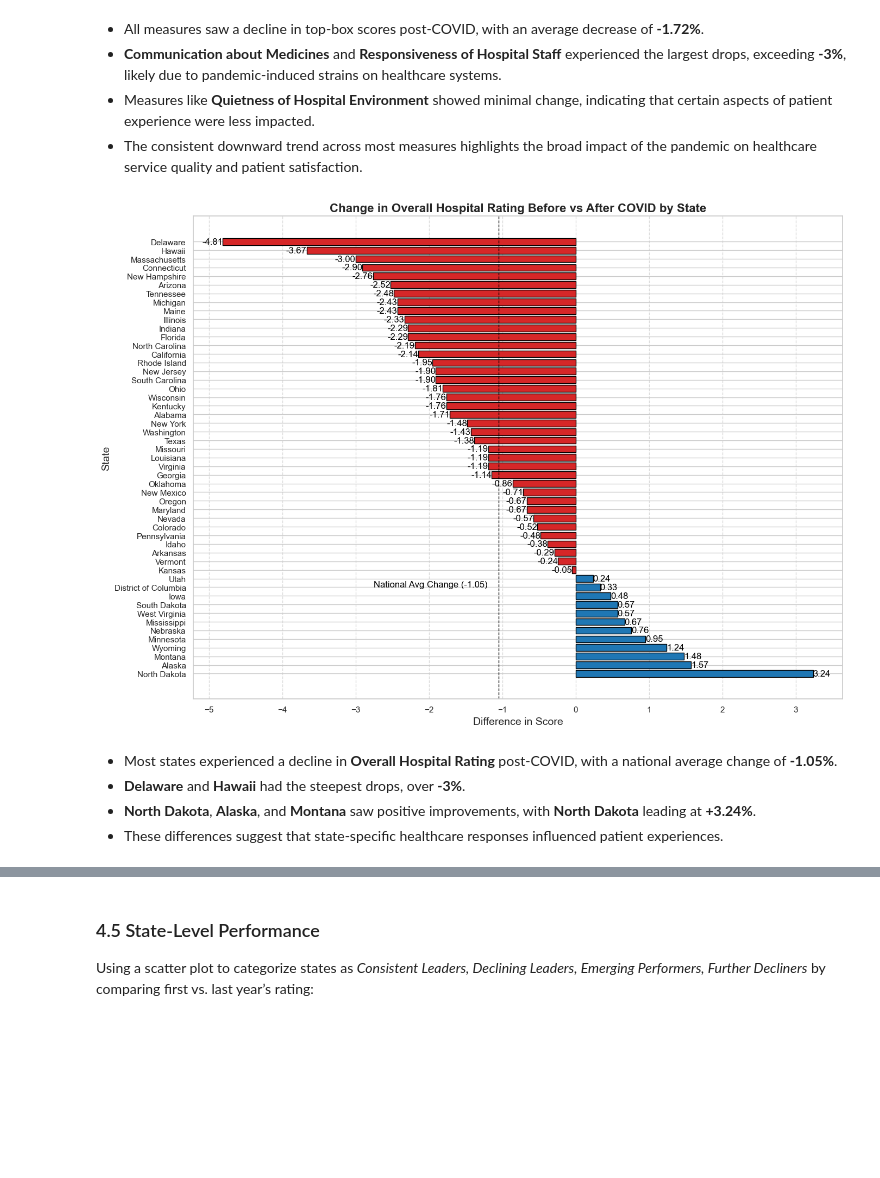
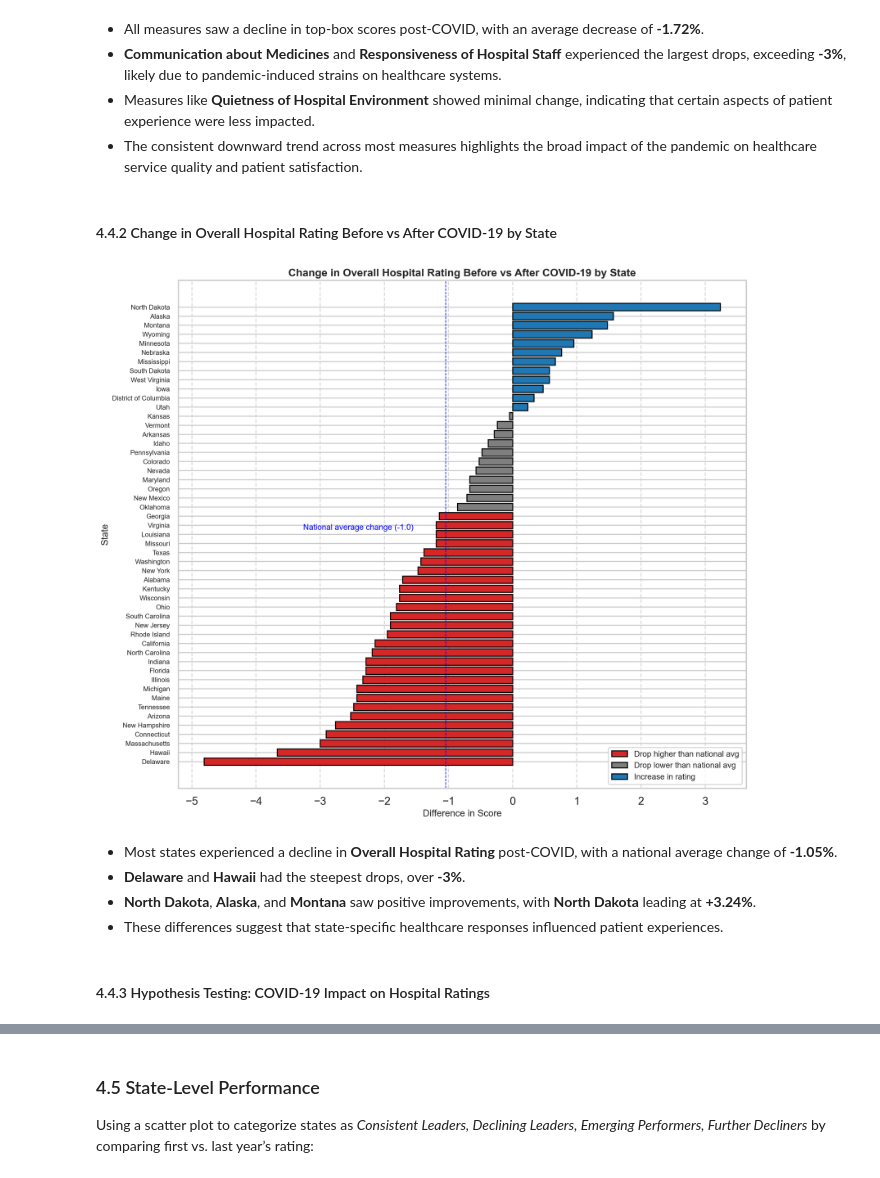
Before and after one commit to Hasnem/HCAHPS_Patient_Survey_Analysis, a Jupyter notebook: notebooks/HCAHPS Patient Survey Analysis.ipynb, the cells around one changed output, grey strips where cells are left out. Drawn from its saved outputs; the diff is of its cells as text; code cells hidden in the pictures; blank space fills up the shorter version.

```diff
--- a/notebooks/HCAHPS Patient Survey Analysis.ipynb
+++ b/notebooks/HCAHPS Patient Survey Analysis.ipynb
@@ -257,0 +239,20 @@ fig_box.show()
+# %%
+sns.set_theme(style="whitegrid", context="talk", palette="deep")
+primary_color = "#1f77b4"
+highlight_color = "#d62728"
+
+fig, axes = plt.subplots(1, 3, figsize=(20, 8), sharey=True, dpi=200)
+cols = ['Bottom-box Percentage', 'Middle-box Percentage', 'Top-box Percentage']
+
+for ax, col in zip(axes, cols):
+    sns.boxplot(data=hcahps_data, y=col, ax=ax, color=primary_color, width=0.5, fliersize=6)
+    mean_val = hcahps_data[col].mean()
+    ax.scatter(0, mean_val, color=highlight_color, marker='D', s=80, zorder=10)
+    ax.text(0, mean_val, f' {mean_val:.1f}%', color=highlight_color, fontsize=12, va='bottom')
+    ax.set_title(col, fontsize=18, fontweight='bold')
+    ax.set_xlabel("")
+    ax.set_ylabel("Percentage (%)", fontsize=14)
+
+fig.suptitle("Distribution of Bottom-box, Middle-box, and Top-box percentages", fontsize=20, fontweight='bold', y=1.05)
+plt.tight_layout(rect=[0, 0, 1, 0.95])
+plt.show()
@@ -375,52 +358,67 @@ fig_covid.show()
 - **Communication about Medicines** and **Responsiveness of Hospital Staff** experienced the largest drops, exceeding **-3%**, likely due to pandemic-induced strains on healthcare systems.
 - Measures like **Quietness of Hospital Environment** showed minimal change, indicating that certain aspects of patient experience were less impacted.
 - The consistent downward trend across most measures highlights the broad impact of the pandemic on healthcare service quality and patient satisfaction.
+# %% [markdown]
+#### 4.4.2 Change in Overall Hospital Rating Before vs After COVID-19 by State
 # %%
-
-# Change in Overall Hospital Rating Before vs After COVID by State
-
 # Define measure and year split
+year_split = 2021
 measure = 'Overall Hospital Rating'
 
 # Calculate averages for each state before and after COVID-19
 before_covid_state = hcahps_data[(hcahps_data['Year'] < year_split) & (hcahps_data['Measure'] == measure)] \
     .groupby('State Name')['Top-box Percentage'].mean().reset_index()
 after_covid_state = hcahps_data[(hcahps_data['Year'] >= year_split) & (hcahps_data['Measure'] == measure)] \
     .groupby('State Name')['Top-box Percentage'].mean().reset_index()
 
 # Merge and calculate the difference
 before_after_covid_state = before_covid_state.merge(after_covid_state, on='State Name', suffixes=('_before', '_after'))
 before_after_covid_state['Difference'] = before_after_covid_state['Top-box Percentage_after'] - before_after_covid_state['Top-box Percentage_before']
-before_after_covid_state = before_after_covid_state.sort_values('Difference', ascending=False)
+before_after_covid_state = before_after_covid_state.sort_values('Difference', ascending=True)
 
-# Plot the second graph
+# Calculate national average change
 national_avg_change = before_after_covid_state['Difference'].mean()
-colors = ['#1f77b4' if diff >= 0 else '#d62728' for diff in before_after_covid_state['Difference']]
-fig, ax = plt.subplots(figsize=(14, 10), dpi=100)
 
-ax.barh(before_after_covid_state['State Name'], before_after_covid_state['Difference'], color=colors, edgecolor='black')
+# Categorize states
+higher_drop = before_after_covid_state[before_after_covid_state['Difference'] < national_avg_change]
+lower_drop = before_after_covid_state[(before_after_covid_state['Difference'] >= national_avg_change) & (before_after_covid_state['Difference'] < 0)]
+increase = before_after_covid_state[before_after_covid_state['Difference'] >= 0]
 
-# Add average change line and label
-ax.axvline(national_avg_change, color='black', linestyle='--', linewidth=1)
-ax.text(-1.2, 10, f'National Avg Change ({national_avg_change:.2f})', color='black', fontsize=12, ha='right')
+# Plot the updated visualization with improvements
+fig, ax = plt.subplots(figsize=(14, 12), dpi=200)
 
-# Customize plot
-ax.set_title('Change in Overall Hospital Rating Before vs After COVID by State', fontsize=16, weight='bold')
+# Bar colors based on category
+ax.barh(higher_drop['State Name'], higher_drop['Difference'], color='#d62728', label='Drop higher than national avg', edgecolor='black')
+ax.barh(lower_drop['State Name'], lower_drop['Difference'], color='#7f7f7f', label='Drop lower than national avg', edgecolor='black')
+ax.barh(increase['State Name'], increase['Difference'], color='#1f77b4', label='Increase in rating', edgecolor='black')
+
+# Add national average line
+ax.axvline(national_avg_change, color='blue', linestyle='--', linewidth=1)
+ax.text(national_avg_change - 0.5, len(before_after_covid_state) / 2, f'National average change ({national_avg_change:.1f})',
+        color='blue', fontsize=12, ha='right')
+
+# Labels and title
+ax.set_title('Change in Overall Hospital Rating Before vs After COVID-19 by State', fontsize=16, weight='bold')
 ax.set_xlabel('Difference in Score', fontsize=14)
 ax.set_ylabel('State', fontsize=14)
 ax.grid(True, axis='x', linestyle='--', alpha=0.7)
 ax.set_axisbelow(True)
 
-# Add text labels for each bar
-for i, (diff, state) in enumerate(zip(before_after_covid_state['Difference'], before_after_covid_state['State Name'])):
-    ax.text(diff, i, f'{diff:.2f}', ha='right' if diff < 0 else 'left', va='center', fontsize=12, color='black')
+# Rotate y-axis labels to horizontal
+ax.set_yticklabels(before_after_covid_state['State Name'], rotation=0, fontsize=10)
 
+# Adjust legend position
+ax.legend(loc='lower right', fontsize=12, frameon=True)
+
+# Improve spacing
 plt.tight_layout()
 plt.show()
 # %% [output]
-[figure, old version]
+[figure, new version]
 # %% [markdown]
 - Most states experienced a decline in **Overall Hospital Rating** post-COVID, with a national average change of **-1.05%**.
 - **Delaware** and **Hawaii** had the steepest drops, over **-3%**.
 - **North Dakota**, **Alaska**, and **Montana** saw positive improvements, with **North Dakota** leading at **+3.24%**.
 - These differences suggest that state-specific healthcare responses influenced patient experiences.
+# %% [markdown]
+#### 4.4.3 Hypothesis Testing: COVID-19 Impact on Hospital Ratings
```
Also changed, not shown: parts of 25 cells of this notebook, 2 other files.
